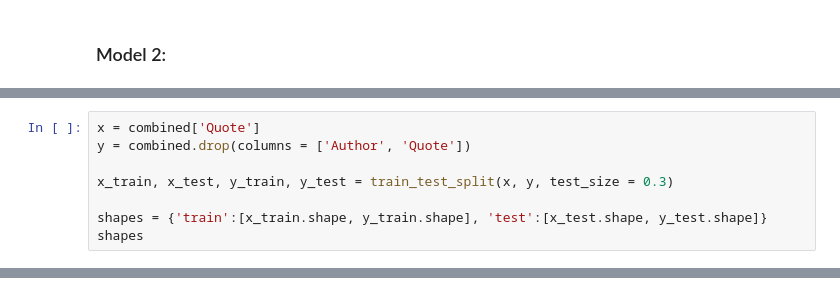
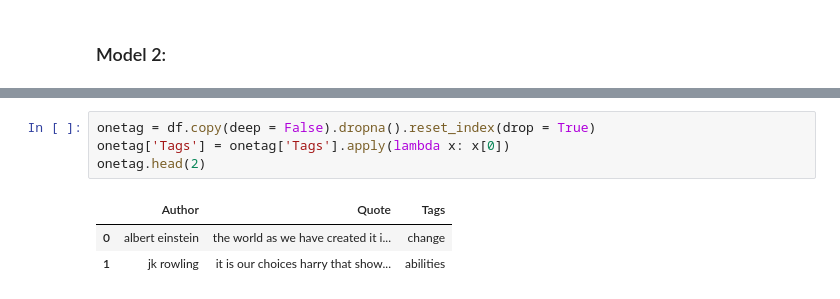
Before and after one commit to gprasad125/lign167_finalproject, a Jupyter notebook: Copy_of_Project_Tester.ipynb, the cells around one changed output, grey strips where cells are left out. Drawn from its saved outputs; the diff is of its cells as text.

```diff
--- a/Copy_of_Project_Tester.ipynb
+++ b/Copy_of_Project_Tester.ipynb
@@ -343,8 +344,0 @@ from keras.layers import Dropout
-# %%
-x = combined['Quote']
-y = combined.drop(columns = ['Author', 'Quote'])
-
-x_train, x_test, y_train, y_test = train_test_split(x, y, test_size = 0.3)
-
-shapes = {'train':[x_train.shape, y_train.shape], 'test':[x_test.shape, y_test.shape]}
-shapes
@@ -373,0 +345,8 @@ token_quotes.shape
+# %%
+onetag = df.copy(deep = False).dropna().reset_index(drop = True)
+onetag['Tags'] = onetag['Tags'].apply(lambda x: x[0])
+onetag.head(2)
+# %% [output]
+|  | Author | Quote | Tags |
+| 0 | albert einstein | the world as we have created it i... | change |
+| 1 | jk rowling | it is our choices harry that show... | abilities |
```
Also changed, not shown: parts of 20 cells of this notebook.
